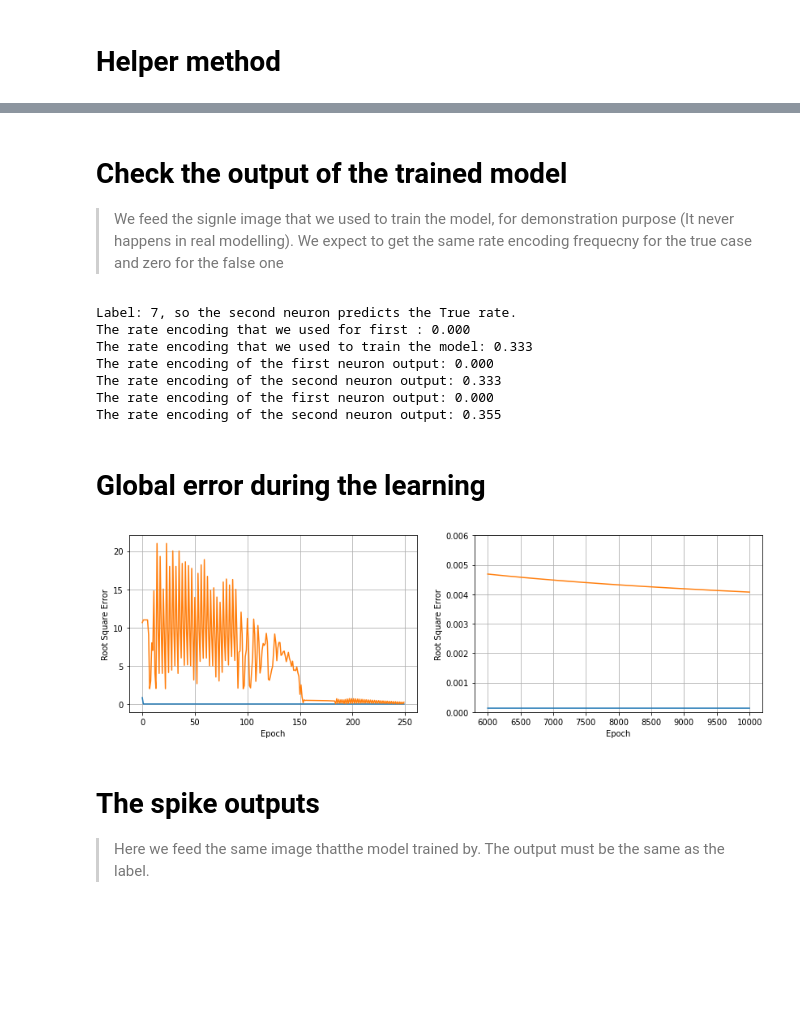
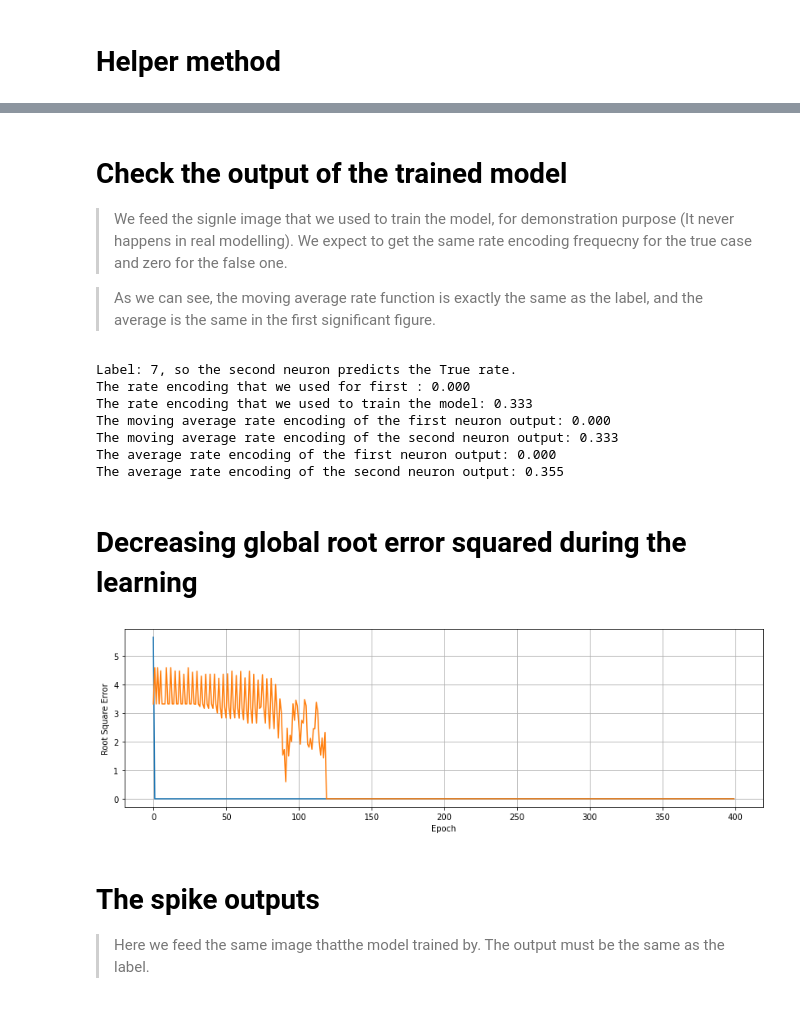
Before and after one commit to rpazuki/snn.tutorial, a Jupyter notebook: fully.obseverd.models.ipynb, the cells around one changed output, grey strips where cells are left out. Saved outputs shown, nothing was run; the diff lists cells and outputs as text; code cells hidden in the pictures; blank space fills up the shorter version.

Commit message:
Compelete fully obseverd model

```diff
--- a/fully.obseverd.models.ipynb
+++ b/fully.obseverd.models.ipynb
@@ -610,6 +610,8 @@ class Neuron:
 # Helper method
 # %%
 def init_ws(image_size, K, T, cosin_feedback = True, seed=44):
+    '''Returns a higher order function that can create aNeorun object.
+    '''
     if seed is not None:
         np.random.seed(seed)
 
@@ -667,32 +687,35 @@ for i in range(neuron_numbers):
 # %%
-init_neuron = init_ws(image_size, K, T, cosin_feedback = False, seed=45)
-
-
+# Method to make a new neorun object
+init_neuron = init_ws(image_size, K, T, cosin_feedback = False, seed=42)
+# Selct one image and its corresponding label
 image_index = 0
-
 image = trainset[image_index, :, :]
 label = train_y[:, image_index, :]
-
+# Learning rate
 eta = 0.5
-max_epoch = 10000
+# Maximum epoch
+max_epoch = 400
+# Error array
 Error_S = np.zeros((2, max_epoch))
+# Network
 network = [None, None]
 for i in range(neuron_numbers):
     neuron = init_neuron(i)
     network[i] = neuron
 
     for epo in range(max_epoch):
+        # Update the neorun in place
         _, errs = neuron.update(image, label[i, :], eta/(epo+1))
         Error_S[i, epo] = np.sum(errs**2)
         # Early stop
-        #if Error_S[i, epo] < 1e-16:
-        #    print(Error_S[i, epo])
-        #    print(i, epo)
-        #    break
+        if Error_S[i, epo] < 1e-1:
+            break
 # %% [markdown]
 # Check the output of the trained model
 
-> We feed the signle image that we used to train the model, for demonstration purpose (It never happens in real modelling). We expect to get the same rate encoding frequecny for the true case and zero for the false one
+> We feed the signle image that we used to train the model, for demonstration purpose (It never happens in real modelling). We expect to get the same rate encoding frequecny for the true case and zero for the false one.
+
+> As we can see, the moving average rate function is exactly the same as the label, and the average is the same in the first significant figure.
 # %%
 def moving_average(x, w):
     return np.convolve(x, np.ones(w), 'valid') / w
@@ -714,40 +737,31 @@ n2_spikes = n2.spikes(image)
 n1_pred = np.sum(n1_spikes)/len(n1_spikes)
 n2_pred = np.sum(n2_spikes)/len(n2_spikes)
 
-print(f"The rate encoding of the first neuron output: {np.mean(moving_average(n1_spikes, Freq)):.3f}")
-print(f"The rate encoding of the second neuron output: {np.mean(moving_average(n2_spikes, Freq)):.3f}")
+print(f"The moving average rate encoding of the first neuron output: {np.mean(moving_average(n1_spikes, Freq)):.3f}")
+print(f"The moving average rate encoding of the second neuron output: {np.mean(moving_average(n2_spikes, Freq)):.3f}")
 
-print(f"The rate encoding of the first neuron output: {n1_pred:.3f}")
-print(f"The rate encoding of the second neuron output: {n2_pred:.3f}")
+print(f"The average rate encoding of the first neuron output: {n1_pred:.3f}")
+print(f"The average rate encoding of the second neuron output: {n2_pred:.3f}")
 # %% [output]
 Label: 7, so the second neuron predicts the True rate.
 The rate encoding that we used for first : 0.000
 The rate encoding that we used to train the model: 0.333
-The rate encoding of the first neuron output: 0.000
-The rate encoding of the second neuron output: 0.333
-The rate encoding of the first neuron output: 0.000
-The rate encoding of the second neuron output: 0.355
+The moving average rate encoding of the first neuron output: 0.000
+The moving average rate encoding of the second neuron output: 0.333
+The average rate encoding of the first neuron output: 0.000
+The average rate encoding of the second neuron output: 0.355
 # %% [markdown]
-# Global error during the learning
+# Decreasing global root error squared during the learning
 # %%
 fig = plt.figure(figsize=(14, 4))
-plt.subplot(121)
-plt.plot(np.sqrt(Error_S[0,:250]))
-plt.plot(np.sqrt(Error_S[1,:250]))
+
+plt.plot(np.sqrt(Error_S[0,:]))
+plt.plot(np.sqrt(Error_S[1,:]))
 plt.xlabel("Epoch")
 plt.ylabel("Root Square Error")
 plt.grid()
-plt.subplot(122)
-plt.plot(np.sqrt(Error_S[0,6000:]))
-plt.plot(np.sqrt(Error_S[1,6000:]))
-plt.ylim([0, 0.006])
-plt.xlabel("Epoch")
-plt.ylabel("Root Square Error")
-plt.xticks(ticks=[i*500  for i in range(9)] , labels=[i*500 + 6000 for i in range(9)])
-plt.grid()
-plt.show()
 # %% [output]
-[figure, old version]
+[figure, new version]
 # %% [markdown]
 # The spike outputs
 
```
Also changed, not shown: parts of 21 cells of this notebook.
